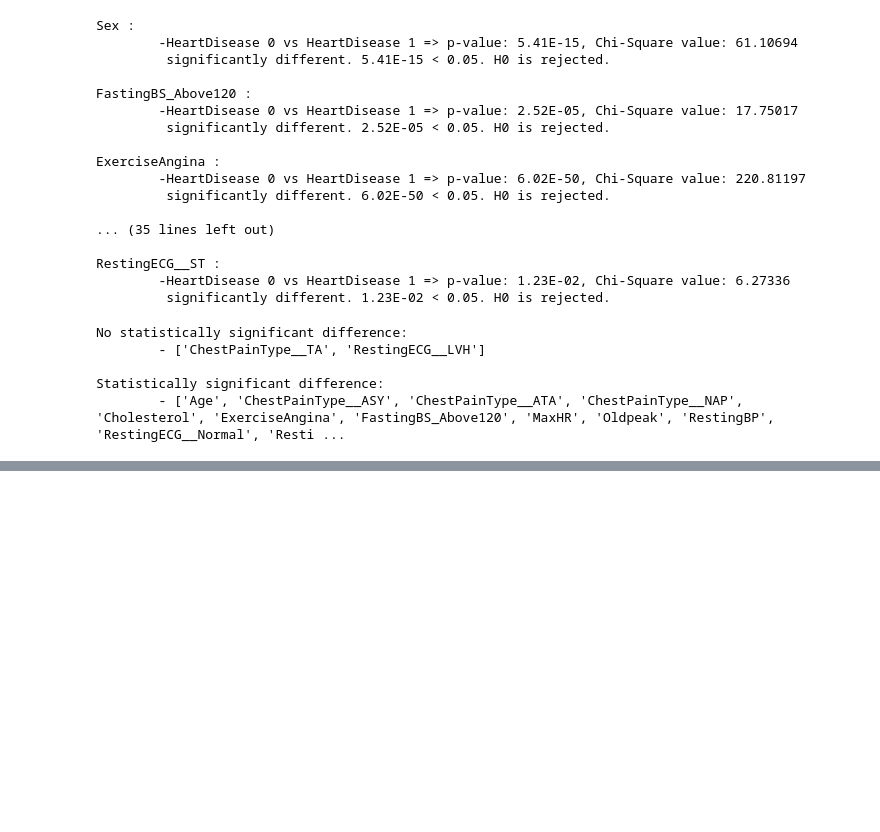
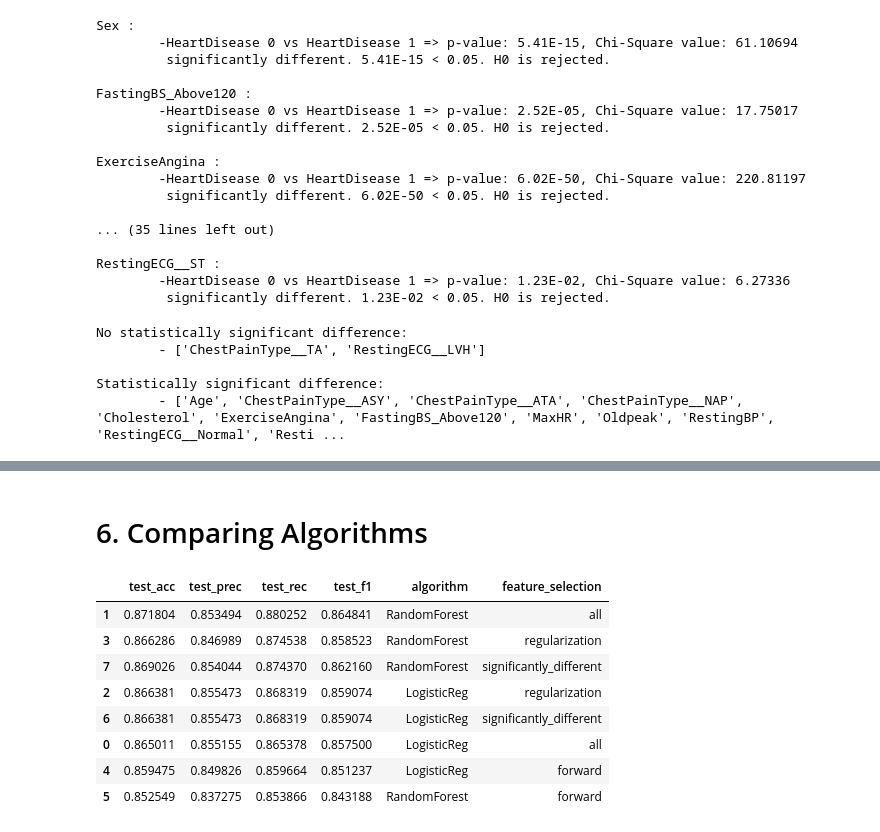
Before and after one commit to EmeryK-1/DataMadness, a Jupyter notebook: Commented_Analysis.ipynb, the cells around one changed output, grey strips where cells are left out. Saved outputs shown, nothing was run; the diff lists cells and outputs as text; code cells hidden in the pictures; blank space fills up the shorter version.

```diff
--- a/Commented_EDA.ipynb
+++ b/Commented_Analysis.ipynb
@@ -429,0 +621,58 @@ A ChestPainType of TA and a RestingECG of LVH seem to have no effect on predicti
+# %% [markdown]
+# 6. Comparing Algorithms
+# %%
+selected = dict()
+selected['all'] = prepared.drop(columns='HeartDisease').columns.tolist()
+selected['regularization'] = regularization_features
+selected['forward'] = forward_features # Same as backwards
+selected['significantly_different'] = significantly_different
+
+scoring = {'acc': 'accuracy',
+           'prec': 'precision',
+           'rec': 'recall',
+          'f1': 'f1'}
+
+results = []
+for method in selected:
+    to_use = selected[method]
+    #print(method+':\n\t',to_use, end='\n\n')
+    X = prepared[to_use]
+    y = prepared['HeartDisease']
+
+
+    clf1 = LogisticRegression(**logit_params, random_state=0).fit(X, y)
+
+    clf1_res = cross_validate(clf1, X, y, cv=10, scoring =scoring)
+    clf1_res['algorithm'] = 'LogisticReg'
+    clf1_res['feature_selection'] = method
+    results.append(clf1_res)
+
+    clf2 = RandomForestClassifier(**rf_params, random_state=0).fit(X, y)
+    clf2_res = cross_validate(clf2, X, y, cv=10, scoring =scoring)
+    clf2_res['algorithm'] = 'RandomForest'
+    clf2_res['feature_selection'] = method
+    results.append(clf2_res)
+
+results = pd.DataFrame(results).drop(columns=['fit_time', 'score_time'])
+
+def mean(cell):
+    if(isinstance(cell, np.ndarray)):
+        return cell.mean()
+    return cell
+
+def get_mean(row):
+    row = row.apply(mean)
+    return row
+
+results = results.apply(get_mean, axis=1)
+results.sort_values('test_rec', ascending=False)
+# %% [output]
+|  | test_acc | test_prec | test_rec | test_f1 | algorithm | feature_selection |
+| 1 | 0.871804 | 0.853494 | 0.880252 | 0.864841 | RandomForest | all |
+| 3 | 0.866286 | 0.846989 | 0.874538 | 0.858523 | RandomForest | regularization |
+| 7 | 0.869026 | 0.854044 | 0.874370 | 0.862160 | RandomForest | significantly_different |
+| 2 | 0.866381 | 0.855473 | 0.868319 | 0.859074 | LogisticReg | regularization |
+| 6 | 0.866381 | 0.855473 | 0.868319 | 0.859074 | LogisticReg | significantly_different |
+| 0 | 0.865011 | 0.855155 | 0.865378 | 0.857500 | LogisticReg | all |
+| 4 | 0.859475 | 0.849826 | 0.859664 | 0.851237 | LogisticReg | forward |
+| 5 | 0.852549 | 0.837275 | 0.853866 | 0.843188 | RandomForest | forward |
```
Also changed, not shown: parts of 24 cells of this notebook.
